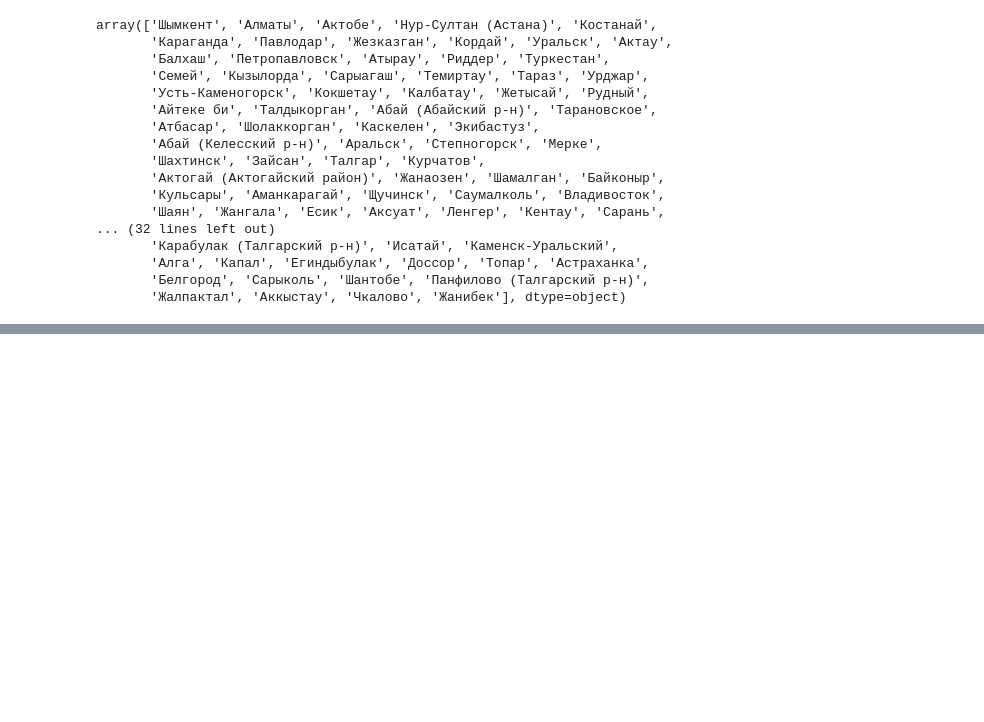
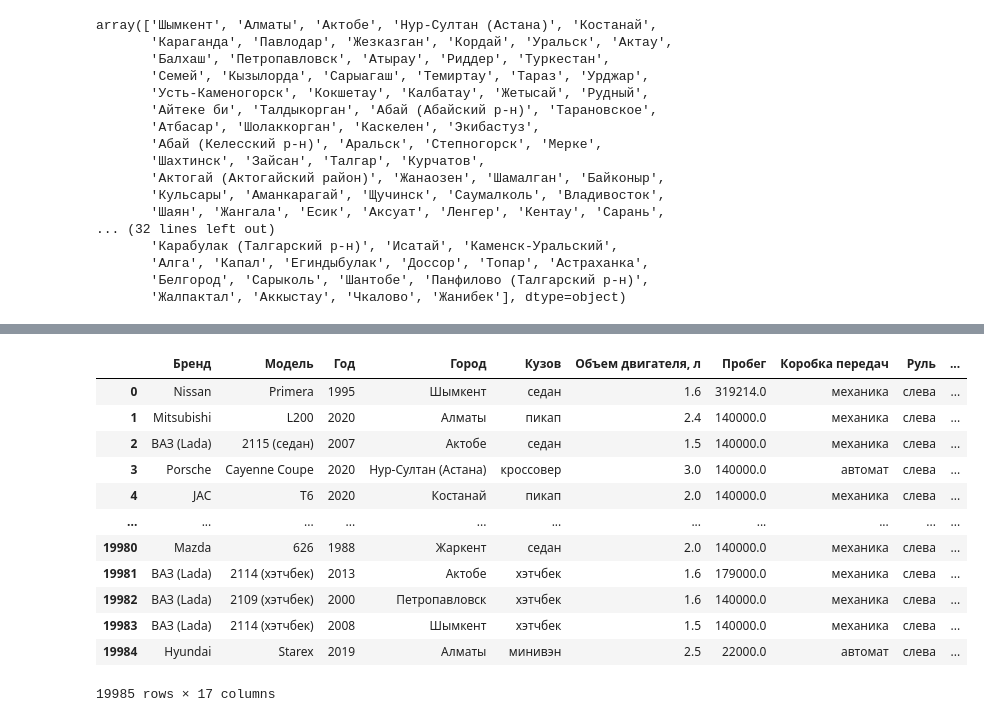
Before and after one commit to birzhans/cars, a Jupyter notebook: analysis.ipynb, the cells around one changed output, grey strips where cells are left out. Drawn from its saved outputs; the diff is of its cells as text; code cells hidden in the pictures; blank space fills up the shorter version.

```diff
--- a/analysis.ipynb
+++ b/analysis.ipynb
@@ -52,0 +62,13 @@ array(['Шымкент', 'Алматы', 'Актобе', 'Нур-Султан (
+# %%
+def get_price_difference_p(car):
+        if car['Средння цена'] > 0:
+            percent = 100 - (car['Цена'] / car['Средння цена']) * 100
+            percent = round(percent, 2)
+            return percent
+        return 0
+# %%
+l = data.shape[0]
+
+for i in range(l):
+    car = data.loc[i, :]
+    data.loc[i, 'Разница'] = get_price_difference_p(data.loc[i, :])
@@ -52,0 +86,16 @@ array(['Шымкент', 'Алматы', 'Актобе', 'Нур-Султан (
+# %%
+data
+# %% [output]
+|  | Бренд | Модель | Год | Город | Кузов | Объем двигателя, л | Пробег | Коробка передач | Руль | ... |
+| 0 | Nissan | Primera | 1995 | Шымкент | седан | 1.6 | 319214.0 | механика | слева | ... |
+| 1 | Mitsubishi | L200 | 2020 | Алматы | пикап | 2.4 | 140000.0 | механика | слева | ... |
+| 2 | ВАЗ (Lada) | 2115 (седан) | 2007 | Актобе | седан | 1.5 | 140000.0 | механика | слева | ... |
+| 3 | Porsche | Cayenne Coupe | 2020 | Нур-Султан (Астана) | кроссовер | 3.0 | 140000.0 | автомат | слева | ... |
+| 4 | JAC | T6 | 2020 | Костанай | пикап | 2.0 | 140000.0 | механика | слева | ... |
+| ... | ... | ... | ... | ... | ... | ... | ... | ... | ... | ... |
+| 19980 | Mazda | 626 | 1988 | Жаркент | седан | 2.0 | 140000.0 | механика | слева | ... |
+| 19981 | ВАЗ (Lada) | 2114 (хэтчбек) | 2013 | Актобе | хэтчбек | 1.6 | 179000.0 | механика | слева | ... |
+| 19982 | ВАЗ (Lada) | 2109 (хэтчбек) | 2000 | Петропавловск | хэтчбек | 1.6 | 140000.0 | механика | слева | ... |
+| 19983 | ВАЗ (Lada) | 2114 (хэтчбек) | 2008 | Шымкент | хэтчбек | 1.5 | 140000.0 | механика | слева | ... |
+| 19984 | Hyundai | Starex | 2019 | Алматы | минивэн | 2.5 | 22000.0 | автомат | слева | ... |
+19985 rows × 17 columns
```
Also changed, not shown: parts of 3 cells of this notebook, 4 other files.
